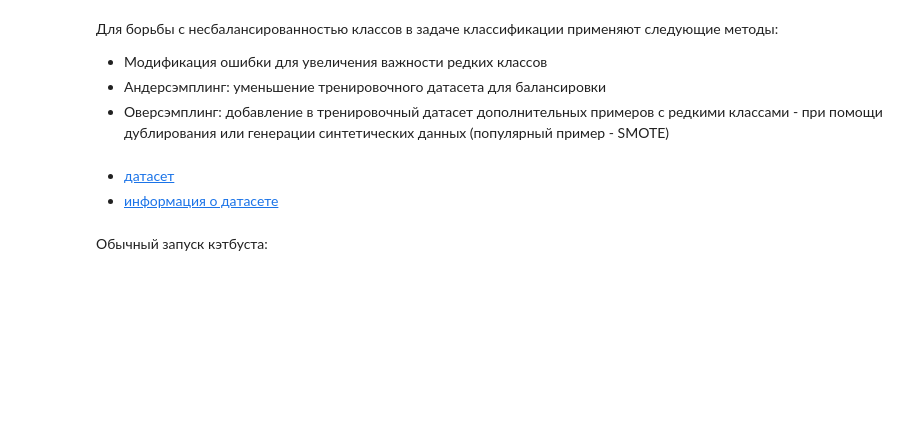
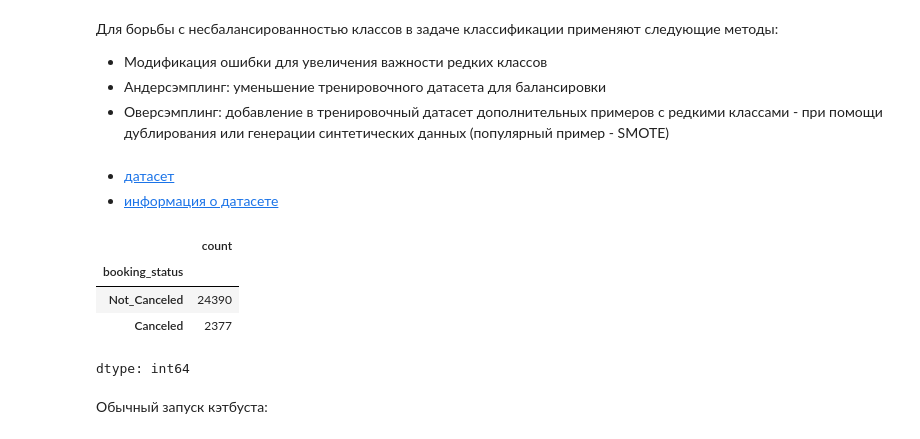
Before and after one commit to AndBoyS/hse-ml-managers, a Jupyter notebook: seminars-2025/sem2.ipynb, the cells around one changed output. Cells and saved outputs as stored; diff of their text form; code cells hidden in the pictures; blank space fills up the shorter version.

```diff
--- a/seminars-2025/sem2.ipynb
+++ b/seminars-2025/sem2.ipynb
@@ -175,6 +193,14 @@ pos_class = "Canceled"
 # Make unbalanced
 df_pos_class_sample = df[df[target] == pos_class].sample(frac=0.2, random_state=1)
 df = pd.concat([df_pos_class_sample, df[df[target] != pos_class]])
+# %%
+df[target].value_counts()
+# %% [output]
+|  | count |
+| booking_status |  |
+| Not_Canceled | 24390 |
+| Canceled | 2377 |
+dtype: int64
 # %% [markdown]
 Обычный запуск кэтбуста:
 # %%
```
Also changed, not shown: parts of 20 cells of this notebook.
